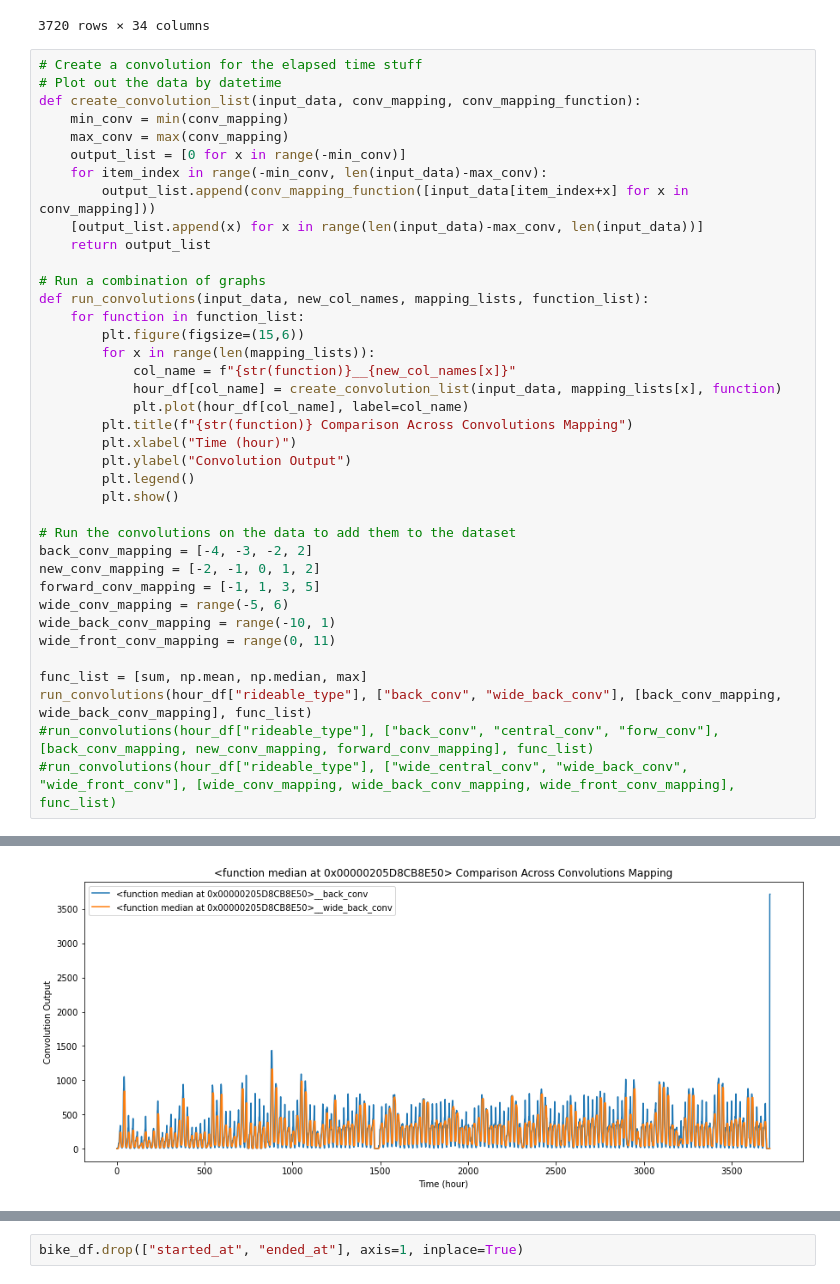
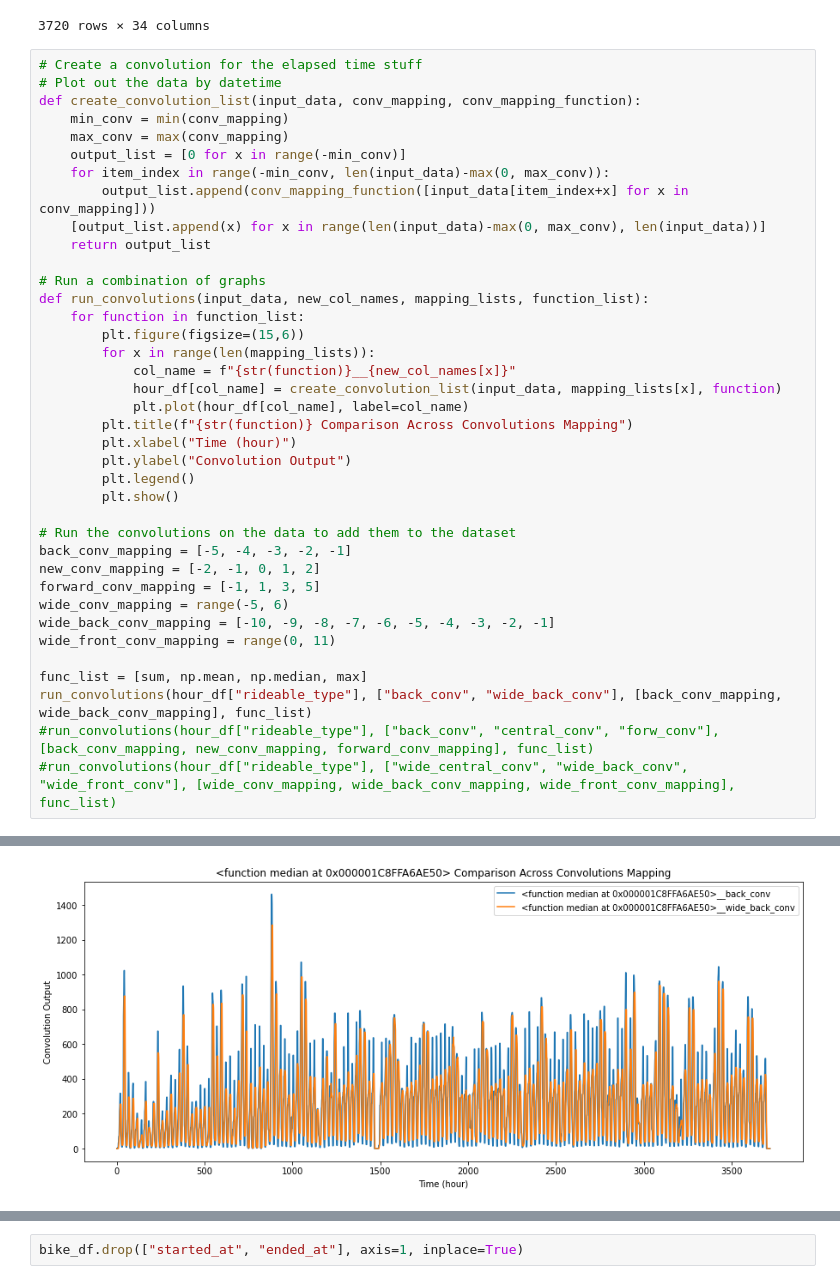
Before and after one commit to eric-albrecht-3372/bike_machine_learning, a Jupyter notebook: Notebooks/Bike Usage Regressor - No Complementary Data.ipynb, the cells around one changed output, grey strips where cells are left out. Cells and saved outputs as stored; diff of their text form.

```diff
--- a/Notebooks/Bike Usage Regressor - No Complementary Data.ipynb
+++ b/Notebooks/Bike Usage Regressor - No Complementary Data.ipynb
@@ -303,9 +303,9 @@ def create_convolution_list(input_data, conv_mapping, conv_mapping_function):
     min_conv = min(conv_mapping)
     max_conv = max(conv_mapping)
     output_list = [0 for x in range(-min_conv)]
-    for item_index in range(-min_conv, len(input_data)-max_conv):
+    for item_index in range(-min_conv, len(input_data)-max(0, max_conv)):
         output_list.append(conv_mapping_function([input_data[item_index+x] for x in conv_mapping]))
-    [output_list.append(x) for x in range(len(input_data)-max_conv, len(input_data))]
+    [output_list.append(x) for x in range(len(input_data)-max(0, max_conv), len(input_data))]
     return output_list
 
 # Run a combination of graphs
@@ -323,11 +323,11 @@ def run_convolutions(input_data, new_col_names, mapping_lists, function_list):
         plt.show()
 
 # Run the convolutions on the data to add them to the dataset
-back_conv_mapping = [-4, -3, -2, 2]
+back_conv_mapping = [-5, -4, -3, -2, -1]
 new_conv_mapping = [-2, -1, 0, 1, 2]
 forward_conv_mapping = [-1, 1, 3, 5]
 wide_conv_mapping = range(-5, 6)
-wide_back_conv_mapping = range(-10, 1)
+wide_back_conv_mapping = [-10, -9, -8, -7, -6, -5, -4, -3, -2, -1]
 wide_front_conv_mapping = range(0, 11)
 
 func_list = [sum, np.mean, np.median, max]
@@ -340 +340 @@ run_convolutions(hour_df["rideable_type"], ["back_conv", "wide_back_conv"], [bac
-[figure, old version]
+[figure, new version]
```
Also changed, not shown: parts of 30 cells of this notebook.
